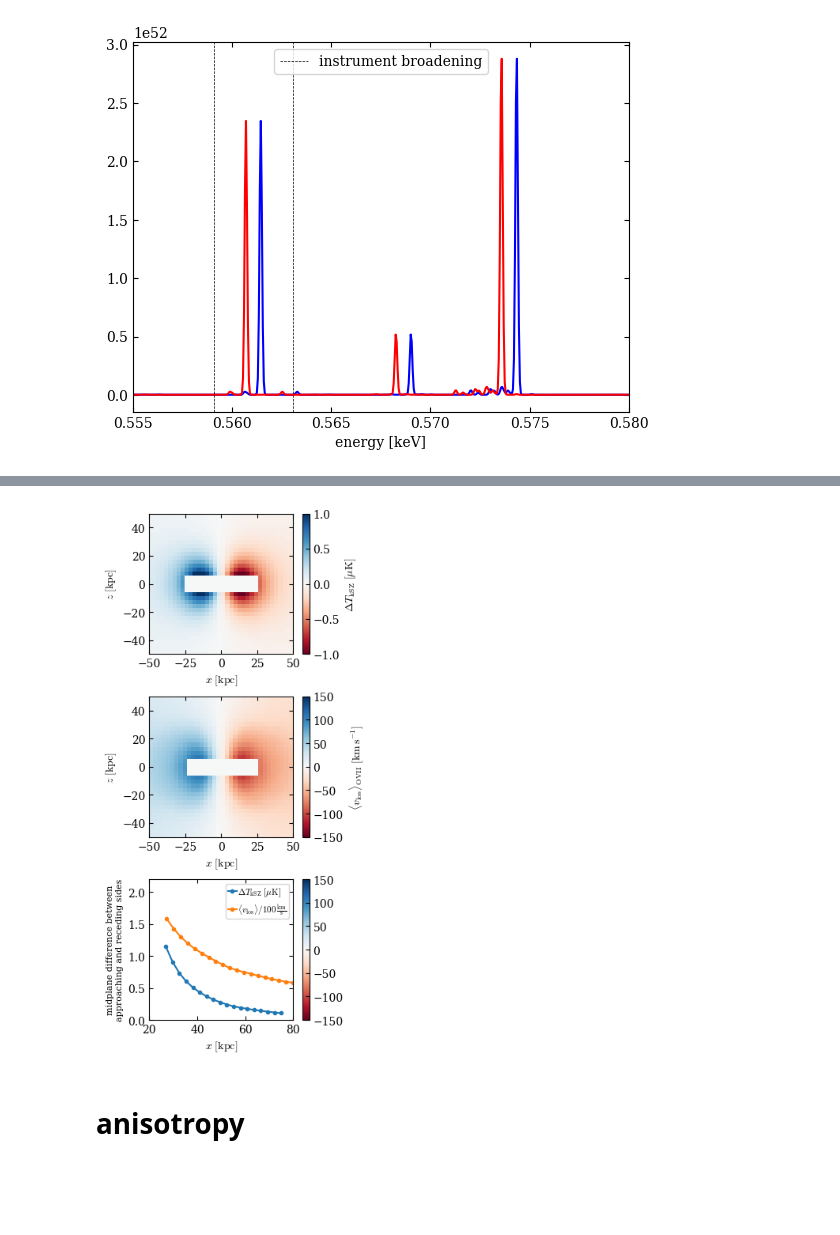
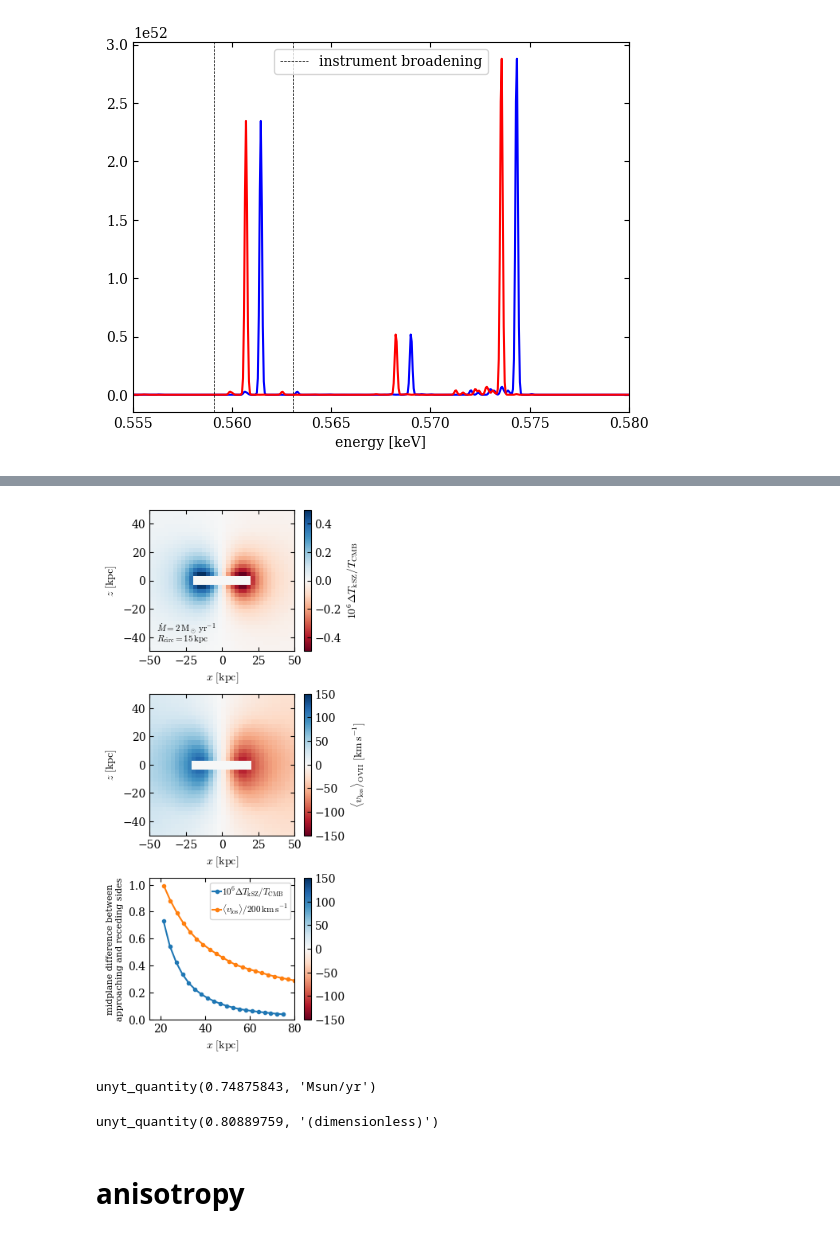
Before and after one commit to JonathanSternAstro/gizmo_analysis, a Jupyter notebook: ipynb/subsonic_solution/observables.ipynb, the cells around one changed output, grey strips where cells are left out. Cells and saved outputs as stored; diff of their text form; code cells hidden in the pictures; blank space fills up the shorter version.

```diff
--- a/ipynb/subsonic_solution/observables.ipynb
+++ b/ipynb/subsonic_solution/observables.ipynb
@@ -112,8 +113,10 @@ yt : [INFO     ] 2023-02-15 22:42:51,520 Making a FITS image of field kSZ_integr
+# %%
+maskR, maskz = 20,3
 # %%
-DT = kSZ*2.7 * 1e6
+y = kSZ * 1e6
 Xmesh,Ymesh = np.meshgrid(X,Y)
-mask = ~((np.abs(Xmesh)<25) & (np.abs(Ymesh)<5))
-DT_tuple = X,Y,DT * mask
+mask = ~((np.abs(Xmesh)<maskR) & (np.abs(Ymesh)<maskz))
+y_tuple = X,Y,y * mask
 # %%
 emin_in_keV = 0.54
 emax_in_keV = 0.59
@@ -190,4 +192,5 @@ yt : [INFO     ] 2023-02-15 22:47:09,548 Making a FITS image of field xray_emiss
 # %%
+mask = ~((np.abs(Xmesh)<maskR) & (np.abs(Ymesh)<maskz))
 pl.pcolormesh(X,Y,cnts*mask,cmap='viridis',vmax=0.05)
 pl.colorbar(label=r'OVII 0.56keV counts ${\rm pixel}^{-1}\ {\rm s}^{-1}\ {\rm keV}^{-1}$')
 pl.contour(X,Y,cnts,[0.02],c='k') #foreground
@@ -218,42 +221,56 @@ yt : [INFO     ] 2023-02-15 22:49:26,708 Making a FITS image of field velocity_x
 # %%
 xrng = 50;
 fig = pl.figure(figsize=(3.5,7))
 gs  = matplotlib.gridspec.GridSpec(ncols=1, nrows=3)
 pl.subplots_adjust(hspace=0.3,left=0.2,right=0.85,wspace=0.4,top=0.99,bottom=0.075)
 for iobs in range(2):
-    X,Y,vals = (DT_tuple,emission_weighted_velocity_tuple)[iobs]
+    X,Y,vals = (y_tuple,emission_weighted_velocity_tuple)[iobs]
     mid,ind = len(Y)//2,np.searchsorted(X,-26)
-    label = (r'$\Delta T_{\rm kSZ}\ [\mu{\rm K}]$',r'$\langle v_{\rm los}\rangle_{\rm OVII}\ [{\rm km}\,{\rm s}^{-1}]$')[iobs]
-    vrng=(1,150)[iobs]
+    label = (r'$10^{6}\Delta T_{\rm kSZ}/T_{\rm CMB}$',r'$\langle v_{\rm los}\rangle_{\rm OVII}\ [{\rm km}\,{\rm s}^{-1}]$')[iobs]
+    vrng=(0.5,150)[iobs]
     ax = fig.add_subplot(gs[iobs])
     pl.pcolormesh(X,Y,vals,cmap='RdBu',vmin=-vrng,vmax=vrng)
     pl.colorbar(label=label)
     pl.ylabel(r'$z\ [{\rm kpc}]$')
     pl.xlim(-xrng,xrng)
     pl.ylim(-xrng,xrng)
     pl.xlabel(r'$x\ [{\rm kpc}]$')
+    if iobs==0:
+        pl.text(-45,-36,r'$\dot{M}=2\,{\rm M}_\odot\,{\rm yr}^{-1}$',fontsize=8)
+        pl.text(-45,-43,r'$R_{\rm circ}=15\,{\rm kpc}$',fontsize=8)
 ax = fig.add_subplot(gs[2])
 for iobs in range(2):
     if iobs==0:
-        X,Y,vals = DT_tuple
-        label = r'$\Delta T_{\rm kSZ}\ [\mu{\rm K}]$'
+        X,Y,vals = y_tuple
+        label = r'$10^{6}\Delta T_{\rm kSZ}/T_{\rm CMB}$'
         norm = 1
     else:
         X,Y,vals = emission_weighted_velocity_tuple
-        label = r'$\langle v_{\rm los}\rangle /100\,\frac{\rm km}{\rm s}$'
-        norm = 100
-    mid,ind = len(Y)//2,np.searchsorted(X,-26)
+        norm = 200
+        label = r'$\langle v_{\rm los}\rangle /%d\,{\rm km}\,{\rm s}^{-1}$'%norm
+    mid,ind = len(Y)//2,np.searchsorted(X,-20)
     pl.plot(X[len(X)-ind:],(vals[mid,:ind][::-1]-vals[mid,len(X)-ind:])/norm,'.-',label=label)
-pl.xlim(20,80)
+pl.xlim(15,80)
 pl.ylabel('midplane difference between\napproaching and receding sides',fontsize=8)
-pl.ylim(0,2.2)
-ax.yaxis.set_major_locator(ticker.MultipleLocator(0.5))
+pl.ylim(0,1.05)
+ax.yaxis.set_major_locator(ticker.MultipleLocator(0.2))
 pl.xlabel(r'$x\ [{\rm kpc}]$')
 pl.legend(handletextpad=0.1,borderpad=0.25,handlelength=1,fontsize=8)
 cb = pl.colorbar(ax=ax); cb.set_alpha(0)
-pl.savefig(figdir+'observed_velocity.png')
+pl.savefig(figdir+'observed_velocity.pdf')
 # %% [output]
-[figure, old version]
+[figure, new version]
+# %%
+r=100*un.kpc
+(0.8e-3*cons.mp/0.7*un.cm**-3*2/3*4*np.pi*r**3*(r/(10*un.kpc))**-1.5).to('Msun')/(1e10*un.yr)
+# %% [output]
+unyt_quantity(0.74875843, 'Msun/yr')
+# %%
+T=2e6*un.K
+vc=250*un.km/un.s
+2*cons.kb*T/(cons.me*cons.c**2) / (vc/cons.c)
+# %% [output]
+unyt_quantity(0.80889759, '(dimensionless)')
 # %% [markdown]
 # anisotropy
 # %%
```
Also changed, not shown: parts of 27 cells of this notebook, 2 other files.
